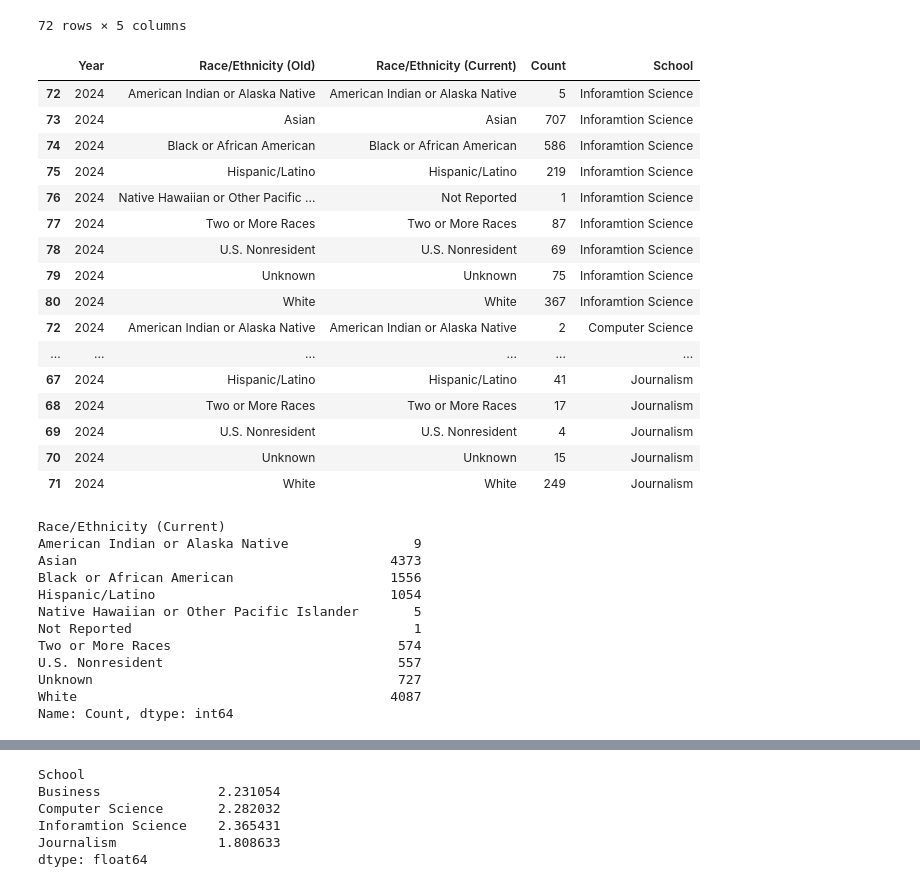
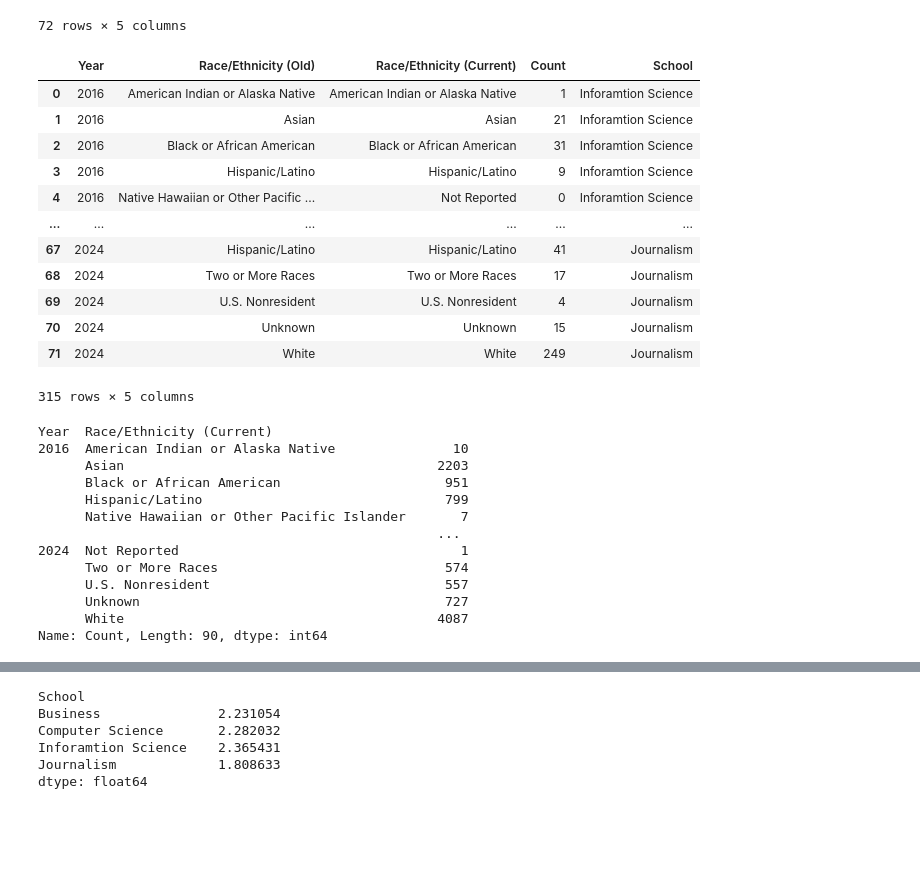
Before and after one commit to mariocancode/DiversityInComputing_UMD, a Jupyter notebook: racial_demographic_analysis.ipynb, the cells around one changed output, grey strips where cells are left out. Saved outputs shown, nothing was run; the diff lists cells and outputs as text; code cells hidden in the pictures; blank space fills up the shorter version.

```diff
--- a/racial_demographic_analysis.ipynb
+++ b/racial_demographic_analysis.ipynb
@@ -64,42 +64,38 @@ jour_race
 72 rows × 5 columns
 # %%
 computing_majors_racial_makeup = pd.concat([info_race,cmns_race,bmgt_race,jour_race])
-computing_majors_racial_makeup = computing_majors_racial_makeup[computing_majors_racial_makeup["Year"] == 2024]
 computing_majors_racial_makeup
 # %% [output]
 |  | Year | Race/Ethnicity (Old) | Race/Ethnicity (Current) | Count | School |
-| 72 | 2024 | American Indian or Alaska Native | American Indian or Alaska Native | 5 | Inforamtion Science |
-| 73 | 2024 | Asian | Asian | 707 | Inforamtion Science |
-| 74 | 2024 | Black or African American | Black or African American | 586 | Inforamtion Science |
-| 75 | 2024 | Hispanic/Latino | Hispanic/Latino | 219 | Inforamtion Science |
-| 76 | 2024 | Native Hawaiian or Other Pacific ... | Not Reported | 1 | Inforamtion Science |
-| 77 | 2024 | Two or More Races | Two or More Races | 87 | Inforamtion Science |
-| 78 | 2024 | U.S. Nonresident | U.S. Nonresident | 69 | Inforamtion Science |
-| 79 | 2024 | Unknown | Unknown | 75 | Inforamtion Science |
-| 80 | 2024 | White | White | 367 | Inforamtion Science |
-| 72 | 2024 | American Indian or Alaska Native | American Indian or Alaska Native | 2 | Computer Science |
+| 0 | 2016 | American Indian or Alaska Native | American Indian or Alaska Native | 1 | Inforamtion Science |
+| 1 | 2016 | Asian | Asian | 21 | Inforamtion Science |
+| 2 | 2016 | Black or African American | Black or African American | 31 | Inforamtion Science |
+| 3 | 2016 | Hispanic/Latino | Hispanic/Latino | 9 | Inforamtion Science |
+| 4 | 2016 | Native Hawaiian or Other Pacific ... | Not Reported | 0 | Inforamtion Science |
 | ... | ... | ... | ... | ... | ... |
 | 67 | 2024 | Hispanic/Latino | Hispanic/Latino | 41 | Journalism |
 | 68 | 2024 | Two or More Races | Two or More Races | 17 | Journalism |
 | 69 | 2024 | U.S. Nonresident | U.S. Nonresident | 4 | Journalism |
 | 70 | 2024 | Unknown | Unknown | 15 | Journalism |
 | 71 | 2024 | White | White | 249 | Journalism |
+315 rows × 5 columns
 # %%
-racial_makeup_count = computing_majors_racial_makeup.groupby("Race/Ethnicity (Current)").sum()["Count"]
+racial_makeup_count = computing_majors_racial_makeup.groupby(["Year","Race/Ethnicity (Current)"]).sum()["Count"]
 racial_makeup_count
 # %% [output]
-Race/Ethnicity (Current)
-American Indian or Alaska Native                9
-Asian                                        4373
-Black or African American                    1556
-Hispanic/Latino                              1054
-Native Hawaiian or Other Pacific Islander       5
-Not Reported                                    1
-Two or More Races                             574
-U.S. Nonresident                              557
-Unknown                                       727
-White                                        4087
-Name: Count, dtype: int64
+Year  Race/Ethnicity (Current)
+2016  American Indian or Alaska Native               10
+      Asian                                        2203
+      Black or African American                     951
+      Hispanic/Latino                               799
+      Native Hawaiian or Other Pacific Islander       7
+                                                   ...
+2024  Not Reported                                    1
+      Two or More Races                             574
+      U.S. Nonresident                              557
+      Unknown                                       727
+      White                                        4087
+Name: Count, Length: 90, dtype: int64
 # %%
 total_population_computing = racial_makeup_count.sum()
 total_population_computing
```
Also changed, not shown: parts of 8 cells of this notebook, 2 other files.
